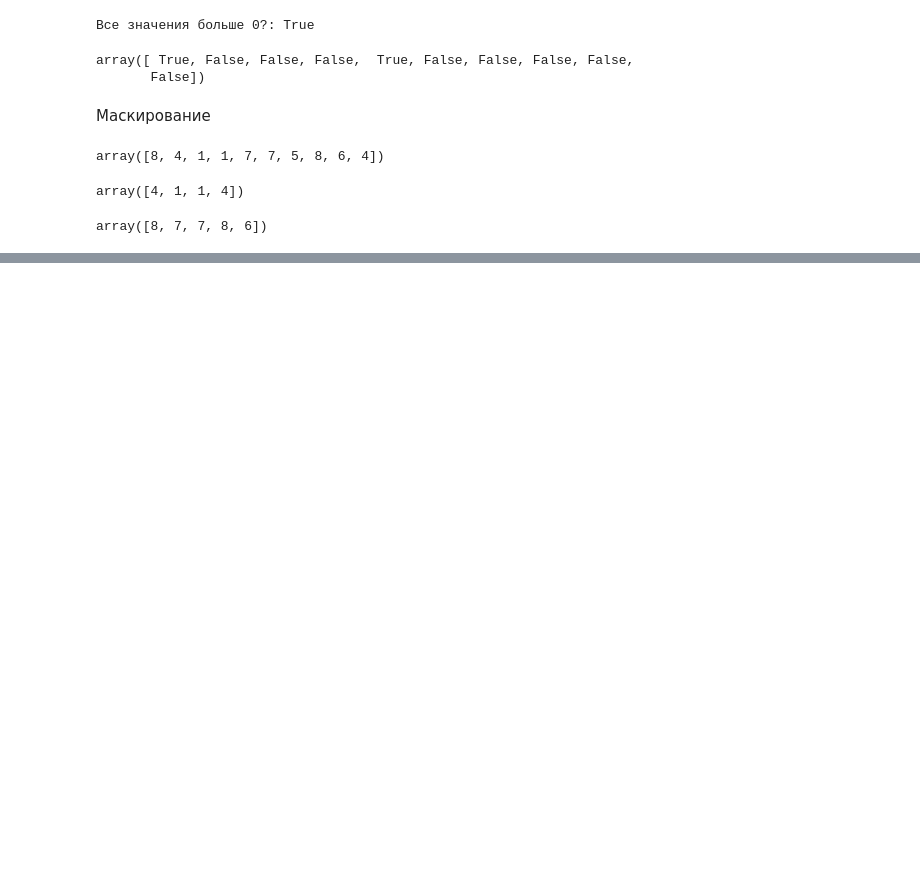
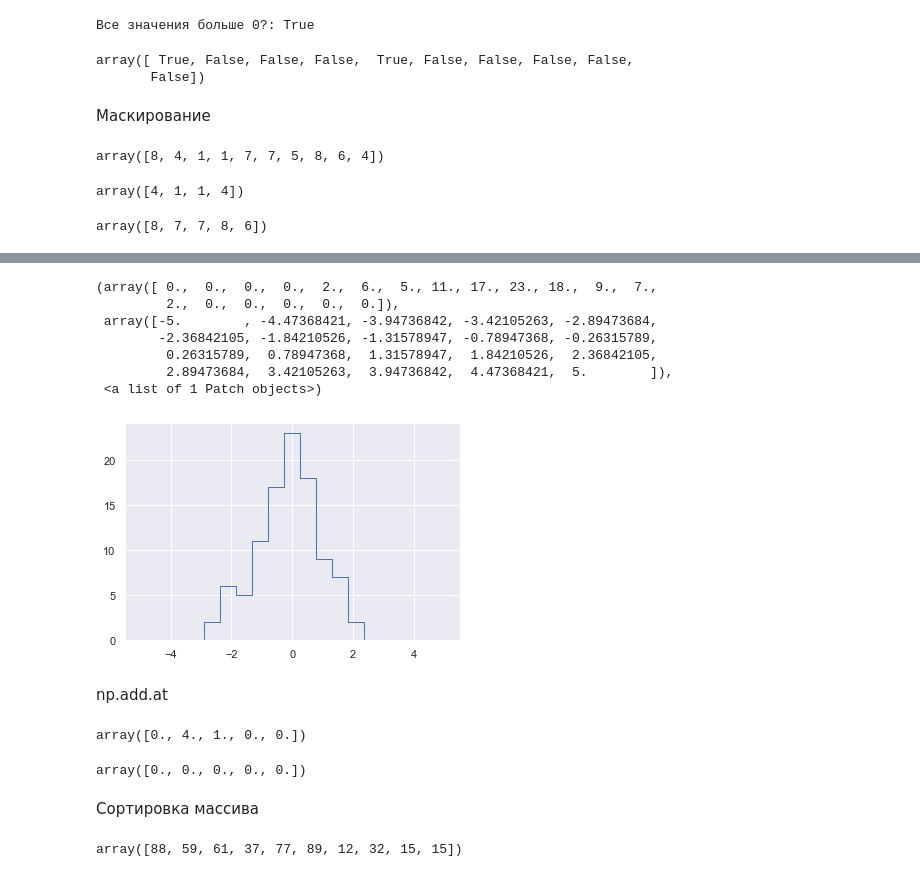
Before and after one commit to dmitry10x/ml_book, a Jupyter notebook: numpy/numpy.ipynb, the cells around one changed output, grey strips where cells are left out. Drawn from its saved outputs; the diff is of its cells as text; code cells hidden in the pictures; blank space fills up the shorter version.

```diff
--- a/numpy/numpy.ipynb
+++ b/numpy/numpy.ipynb
@@ -740,0 +842,4 @@ array([8, 7, 7, 8, 6])
+# %%
+np.random.seed(2)
+x = np.random.randn(100)
+x
@@ -740,0 +908,32 @@ array([8, 7, 7, 8, 6])
+# %%
+plt.hist(x, bins, histtype='step')
+# %% [output]
+(array([ 0.,  0.,  0.,  0.,  2.,  6.,  5., 11., 17., 23., 18.,  9.,  7.,
+         2.,  0.,  0.,  0.,  0.,  0.]),
+ array([-5.        , -4.47368421, -3.94736842, -3.42105263, -2.89473684,
+        -2.36842105, -1.84210526, -1.31578947, -0.78947368, -0.26315789,
+         0.26315789,  0.78947368,  1.31578947,  1.84210526,  2.36842105,
+         2.89473684,  3.42105263,  3.94736842,  4.47368421,  5.        ]),
+ <a list of 1 Patch objects>)
+[figure, added]
+# %% [markdown]
+np.add.at
+# %%
+A = np.zeros(5)
+np.add.at(A, [1, 1, 2, 1, 1], 1)
+A
+# %% [output]
+array([0., 4., 1., 0., 0.])
+# %%
+A = np.zeros(5)
+np.multiply.at(A, [1, 1, 2, 1, 1], 1)
+A
+# %% [output]
+array([0., 0., 0., 0., 0.])
+# %% [markdown]
+Сортировка массива
+# %%
+x = np.random.randint(10,100,10)
+x
+# %% [output]
+array([88, 59, 61, 37, 77, 89, 12, 32, 15, 15])
```
Also changed, not shown: parts of 32 cells of this notebook.
